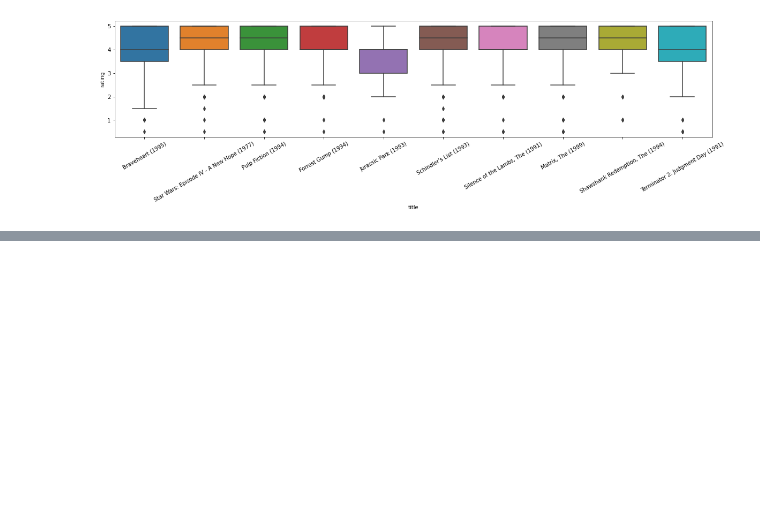
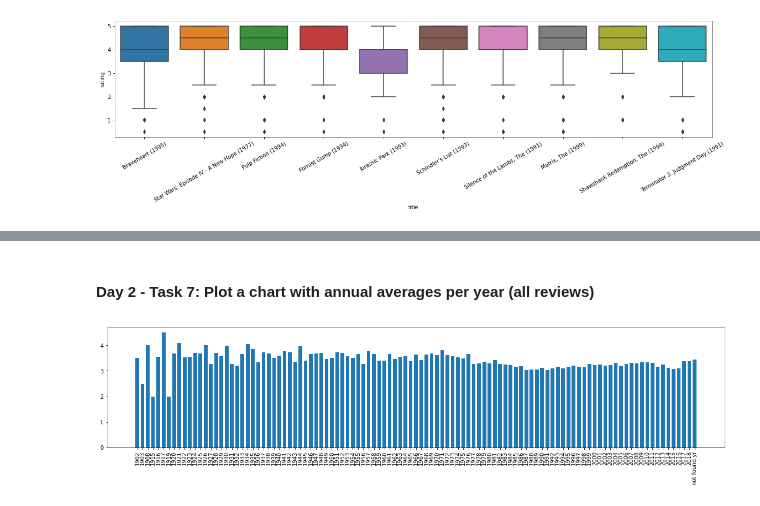
Before and after one commit to cardosorrenan/alura-QuarentenaDados, a Jupyter notebook: MovieLensTasks.ipynb, the cells around one changed output, grey strips where cells are left out. Saved outputs shown, nothing was run; the diff lists cells and outputs as text; code cells hidden in the pictures; blank space fills up the shorter version.

```diff
--- a/MovieLensTasks.ipynb
+++ b/MovieLensTasks.ipynb
@@ -147,0 +184,25 @@ plt.xticks(rotation=30)
+# %% [markdown]
+#### **Day 2 - Task 7**: Plot a chart with annual averages per year (all reviews)
+# %%
+def title_to_year(title):
+  capture_regex = '(?<=[(])\d{4}(?=[)]$)'
+  year = re.search(capture_regex, str(title))
+  return int(year.group()) if year else 'not found yr'
+
+
+def plot_custom(index, values):
+  fig, ax = plt.subplots()
+  x = np.arange(len(index))
+  ax.set_xticks(x)
+  ax.set_xticklabels(index, rotation=90)
+  genres_bar = ax.bar(x, values, width=0.7)
+  plt.gcf().set_size_inches(20, 4)
+  plt.show()
+
+
+movies_with_avgs[['title','rating']]
+movies_with_avgs['title'] = movies_with_avgs['title'].map(lambda x: title_to_year(x))
+movies_with_avgs = movies_with_avgs.groupby('title')['rating'].mean()
+plot_custom(movies_with_avgs.index, movies_with_avgs.values)
+# %% [output]
+[figure, added]
```
Also changed, not shown: parts of 9 cells of this notebook.
